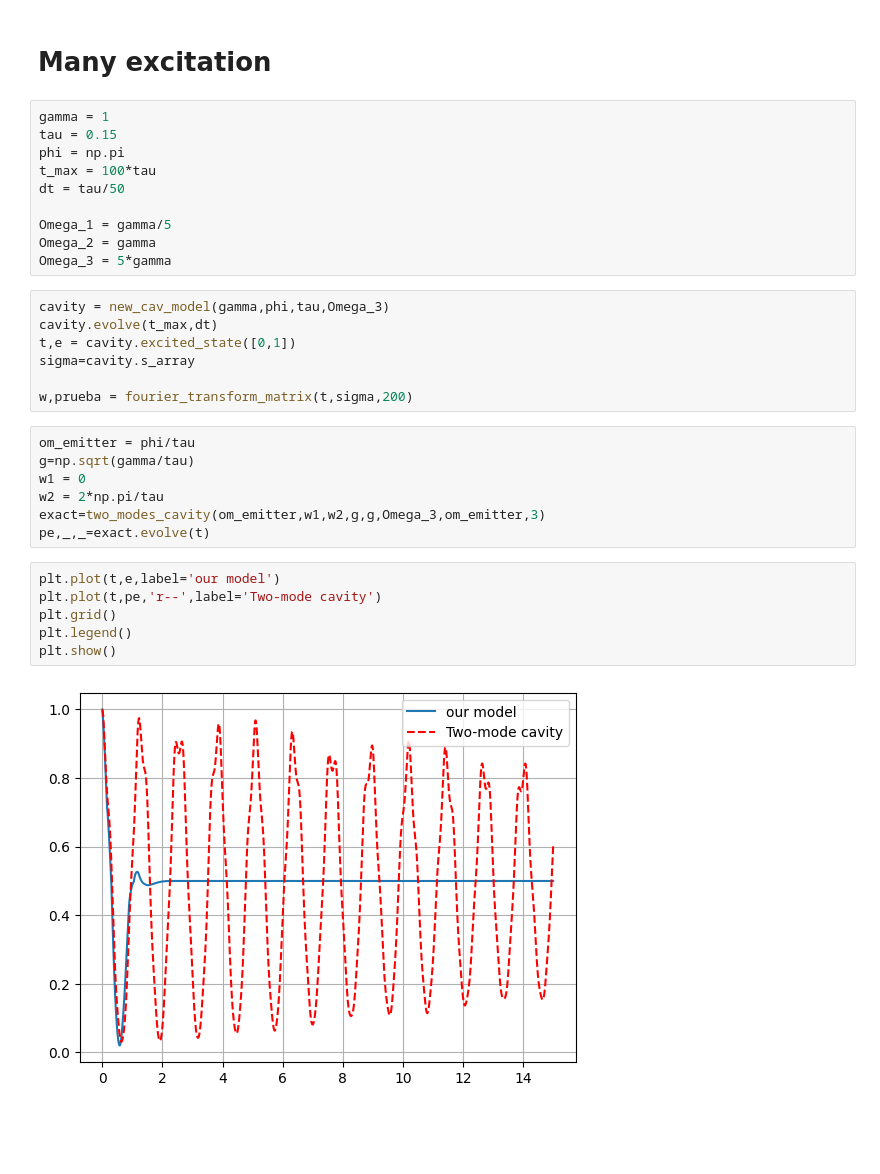
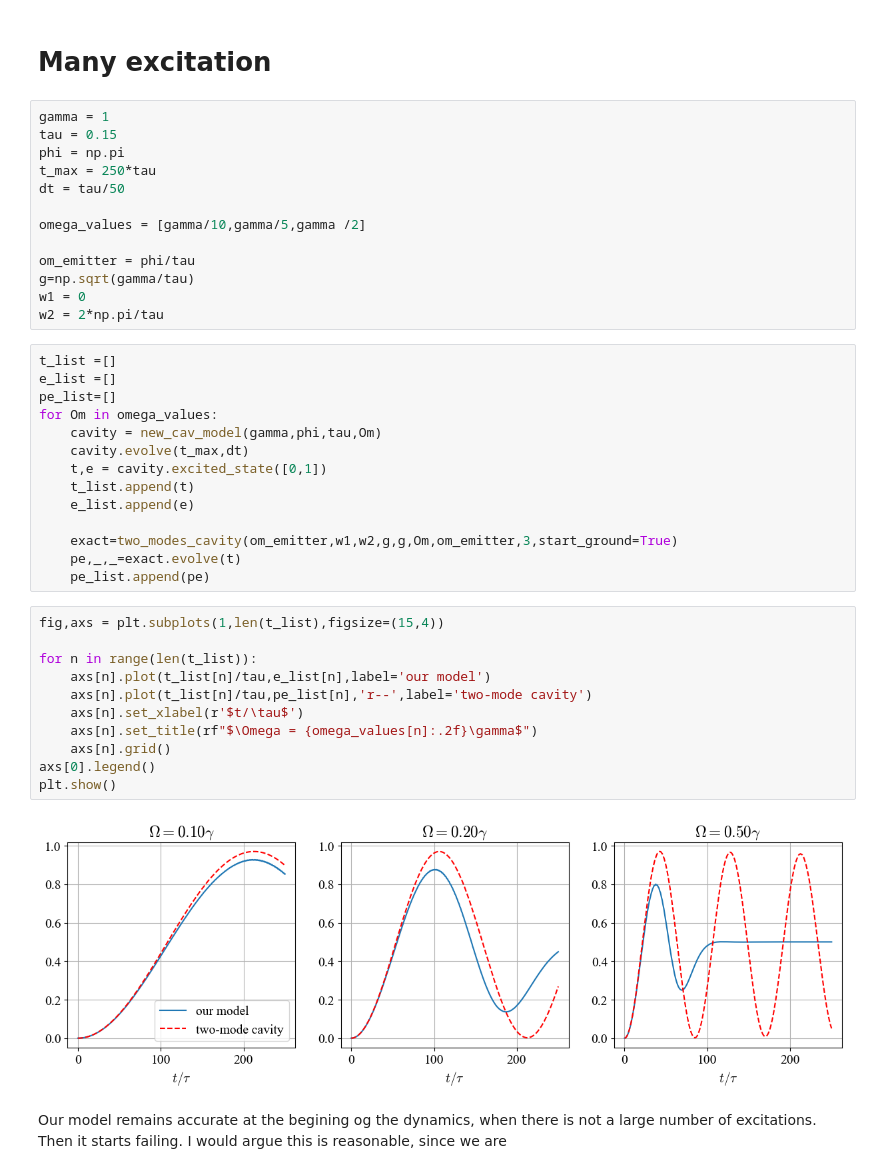
Before and after one commit to Taitoos2/Non_Markovian_Cavity, a Jupyter notebook: Markovian_limit.ipynb, the cells around one changed output. Saved outputs shown, nothing was run; the diff lists cells and outputs as text; blank space fills up the shorter version.

```diff
--- a/Markovian_limit.ipynb
+++ b/Markovian_limit.ipynb
@@ -152,31 +159,41 @@ plt.show()
 gamma = 1
 tau = 0.15
 phi = np.pi
-t_max = 100*tau
+t_max = 250*tau
 dt = tau/50
 
-Omega_1 = gamma/5
-Omega_2 = gamma
-Omega_3 = 5*gamma
+omega_values = [gamma/10,gamma/5,gamma /2]
+
+om_emitter = phi/tau
+g=np.sqrt(gamma/tau)
+w1 = 0
+w2 = 2*np.pi/tau
 # %%
-cavity = new_cav_model(gamma,phi,tau,Omega_3)
-cavity.evolve(t_max,dt)
-t,e = cavity.excited_state([0,1])
-sigma=cavity.s_array
+t_list =[]
+e_list =[]
+pe_list=[]
+for Om in omega_values:
+	cavity = new_cav_model(gamma,phi,tau,Om)
+	cavity.evolve(t_max,dt)
+	t,e = cavity.excited_state([0,1])
+	t_list.append(t)
+	e_list.append(e)
 
-w,prueba = fourier_transform_matrix(t,sigma,200)
+	exact=two_modes_cavity(om_emitter,w1,w2,g,g,Om,om_emitter,3,start_ground=True)
+	pe,_,_=exact.evolve(t)
+	pe_list.append(pe)
 # %%
-om_emitter = phi/tau
-g=np.sqrt(gamma/tau)
-w1 = 0
-w2 = 2*np.pi/tau
-exact=two_modes_cavity(om_emitter,w1,w2,g,g,Omega_3,om_emitter,3)
-pe,_,_=exact.evolve(t)
+fig,axs = plt.subplots(1,len(t_list),figsize=(15,4))
+
+for n in range(len(t_list)):
+	axs[n].plot(t_list[n]/tau,e_list[n],label='our model')
+	axs[n].plot(t_list[n]/tau,pe_list[n],'r--',label='two-mode cavity')
+	axs[n].set_xlabel(r'$t/\tau$')
+	axs[n].set_title(rf"$\Omega = {omega_values[n]:.2f}\gamma$")
+	axs[n].grid()
+axs[0].legend()
+plt.show()
+# %% [output]
+[figure, added]
-# %%
-plt.plot(t,e,label='our model')
-plt.plot(t,pe,'r--',label='Two-mode cavity')
-plt.grid()
-plt.legend()
-plt.show()
-# %% [output]
-[figure, removed]
+# %% [markdown]
+Our model remains accurate at the begining og the dynamics, when there is not a large number of excitations. Then it starts failing. I would argue this is reasonable, since we are
```
Also changed, not shown: parts of 10 cells of this notebook.
